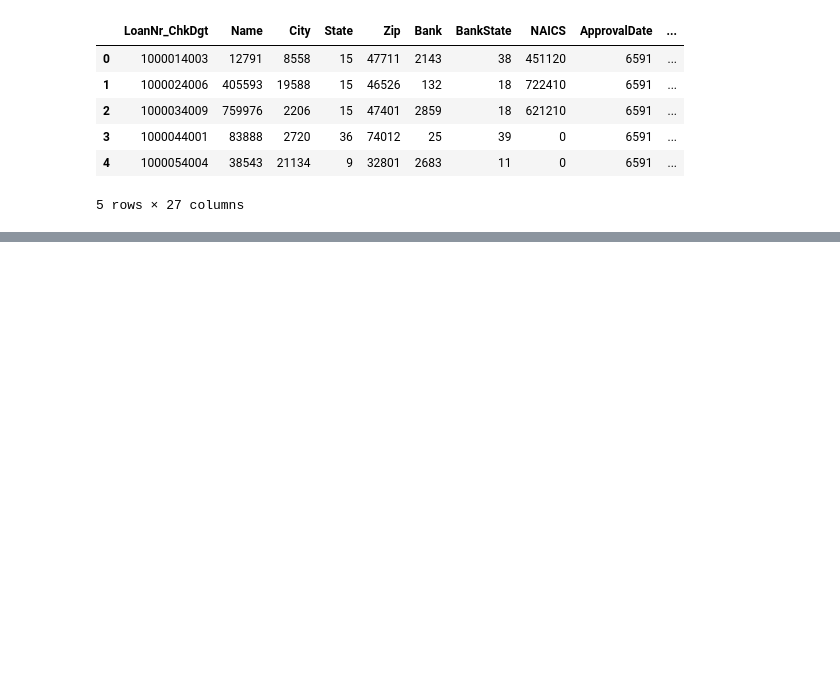
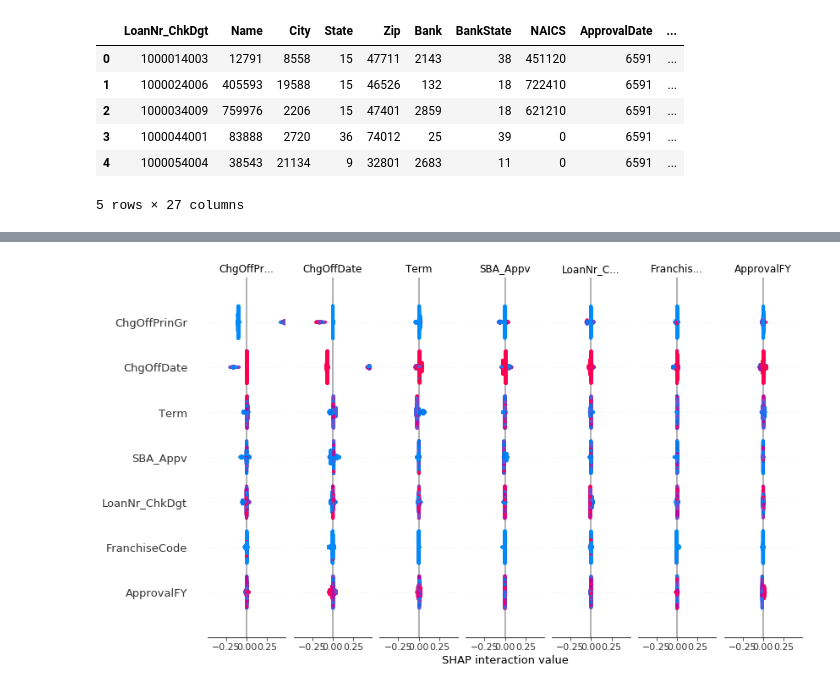
Before and after one commit to tteofili/xai-playground, a Jupyter notebook: shap_rf.ipynb, the cells around one changed output, grey strips where cells are left out. Saved outputs shown, nothing was run; the diff lists cells and outputs as text; code cells hidden in the pictures; blank space fills up the shorter version.

```diff
--- a/shap_rf.ipynb
+++ b/shap_rf.ipynb
@@ -82,0 +83,8 @@ Setting feature_perturbation = "tree_path_dependent" because no background data
+# %%
+sd = X_train[:1000]
+shap_interaction_values = shap.TreeExplainer(rf).shap_interaction_values(sd)
+# %%
+#interactions for class '0' (CHGOFF)
+shap.summary_plot(shap_interaction_values[0], sd)
+# %% [output]
+[figure, added]
```
Also changed, not shown: parts of 3 cells of this notebook, 5 other files.
